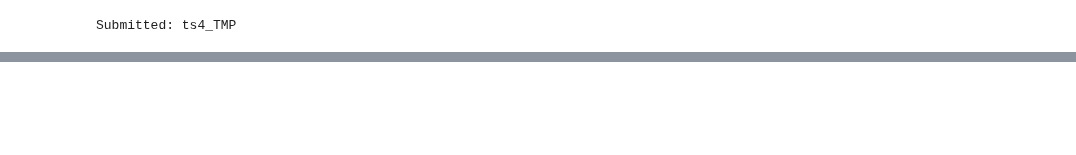
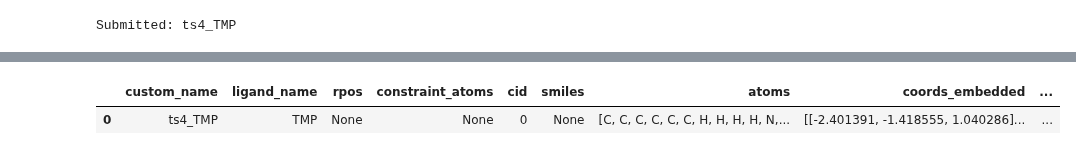
Before and after one commit to MolinDiscovery/FRUST, a Jupyter notebook: dev/dev27_test_UMA.ipynb, the cells around one changed output, grey strips where cells are left out. Cells and saved outputs as stored; diff of their text form; code cells hidden in the pictures; blank space fills up the shorter version.

```diff
--- a/dev/dev27_test_UMA.ipynb
+++ b/dev/dev27_test_UMA.ipynb
@@ -74,3 +74,17 @@ executor.submit(run_orca_calc, df0, RESULTS_DIR, DEBUG, N_CORES, MEM_GB)
 print(f"Submitted: {name}")
 # %% [output]
 Submitted: ts4_TMP
+# %%
+import pandas as pd
+
+df = pd.read_parquet("UMA-test/results_ts4_TMP.parquet")
+
+step = Stepper(["ts4-freq"],
+            step_type="none",
+            debug=False,
+            save_output_dir=True,
+            output_base=str("ts4-dft-freq"),
+            n_cores=10,
+            memory_gb=35)
+
+df1 = step.orca(df, "DFT-freqs-ts4", options={'wB97X-D3': None, '6-31G**': None, 'TightSCF': None, 'Freq': None})
@@ -76,0 +96,5 @@ Submitted: ts4_TMP
+# %%
+df1
+# %% [output]
+|  | custom_name | ligand_name | rpos | constraint_atoms | cid | smiles | atoms | coords_embedded | ... |
+| 0 | ts4_TMP | TMP | None | None | 0 | None | [C, C, C, C, C, C, H, H, H, H, N,... | [[-2.401391, -1.418555, 1.040286]... | ... |
```
Also changed, not shown: parts of 8 cells of this notebook, 29 other files.
